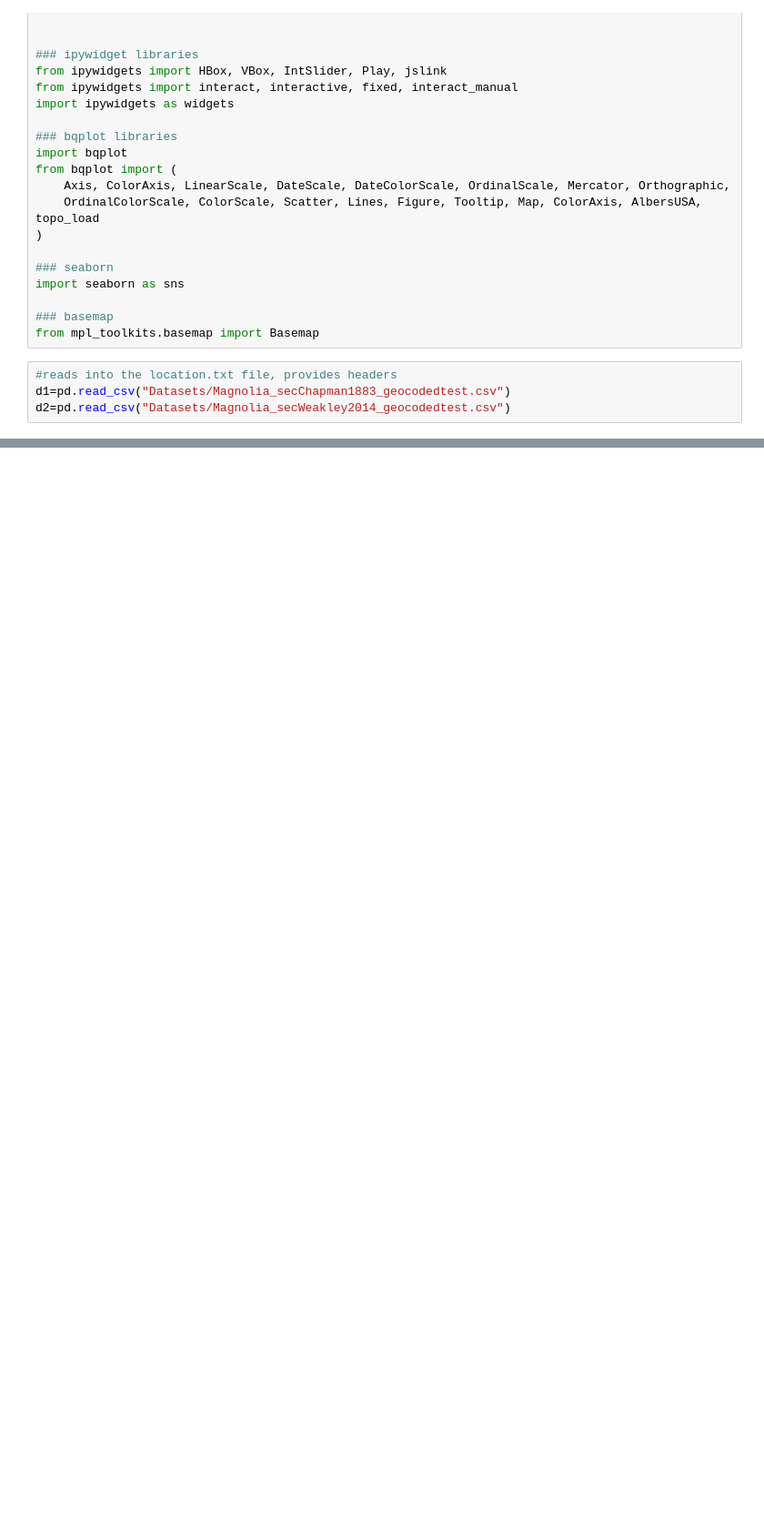
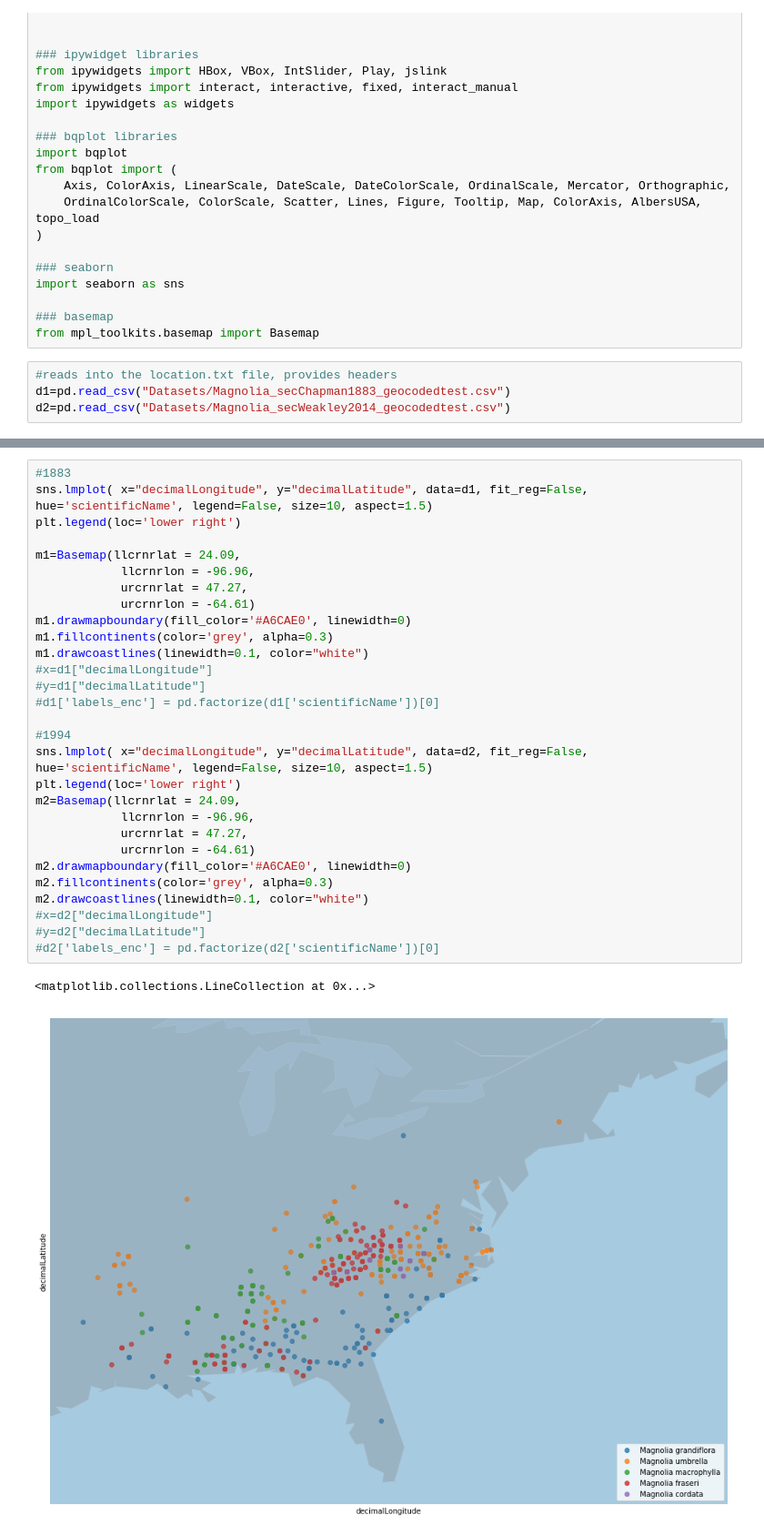
Before and after one commit to idaks/wt-biodiversity-summer-2018, a Jupyter notebook: Magnolia_distribution.ipynb, the cells around one changed output, grey strips where cells are left out. Shown at 91% size. Saved outputs shown, nothing was run; the diff lists cells and outputs as text; blank space fills up the shorter version.

```diff
--- a/Magnolia_distribution.ipynb
+++ b/Magnolia_distribution.ipynb
@@ -133,0 +157,32 @@ title='Weakley2014')
+# %%
+#1883
+sns.lmplot( x="decimalLongitude", y="decimalLatitude", data=d1, fit_reg=False, hue='scientificName', legend=False, size=10, aspect=1.5)
+plt.legend(loc='lower right')
+
+m1=Basemap(llcrnrlat = 24.09,
+            llcrnrlon = -96.96,
+            urcrnrlat = 47.27,
+            urcrnrlon = -64.61)
+m1.drawmapboundary(fill_color='#A6CAE0', linewidth=0)
+m1.fillcontinents(color='grey', alpha=0.3)
+m1.drawcoastlines(linewidth=0.1, color="white")
+#x=d1["decimalLongitude"]
+#y=d1["decimalLatitude"]
+#d1['labels_enc'] = pd.factorize(d1['scientificName'])[0]
+
+#1994
+sns.lmplot( x="decimalLongitude", y="decimalLatitude", data=d2, fit_reg=False, hue='scientificName', legend=False, size=10, aspect=1.5)
+plt.legend(loc='lower right')
+m2=Basemap(llcrnrlat = 24.09,
+            llcrnrlon = -96.96,
+            urcrnrlat = 47.27,
+            urcrnrlon = -64.61)
+m2.drawmapboundary(fill_color='#A6CAE0', linewidth=0)
+m2.fillcontinents(color='grey', alpha=0.3)
+m2.drawcoastlines(linewidth=0.1, color="white")
+#x=d2["decimalLongitude"]
+#y=d2["decimalLatitude"]
+#d2['labels_enc'] = pd.factorize(d2['scientificName'])[0]
+# %% [output]
+<matplotlib.collections.LineCollection at 0x...>
+[figure, added]
```
Also changed, not shown: parts of 13 cells of this notebook.
